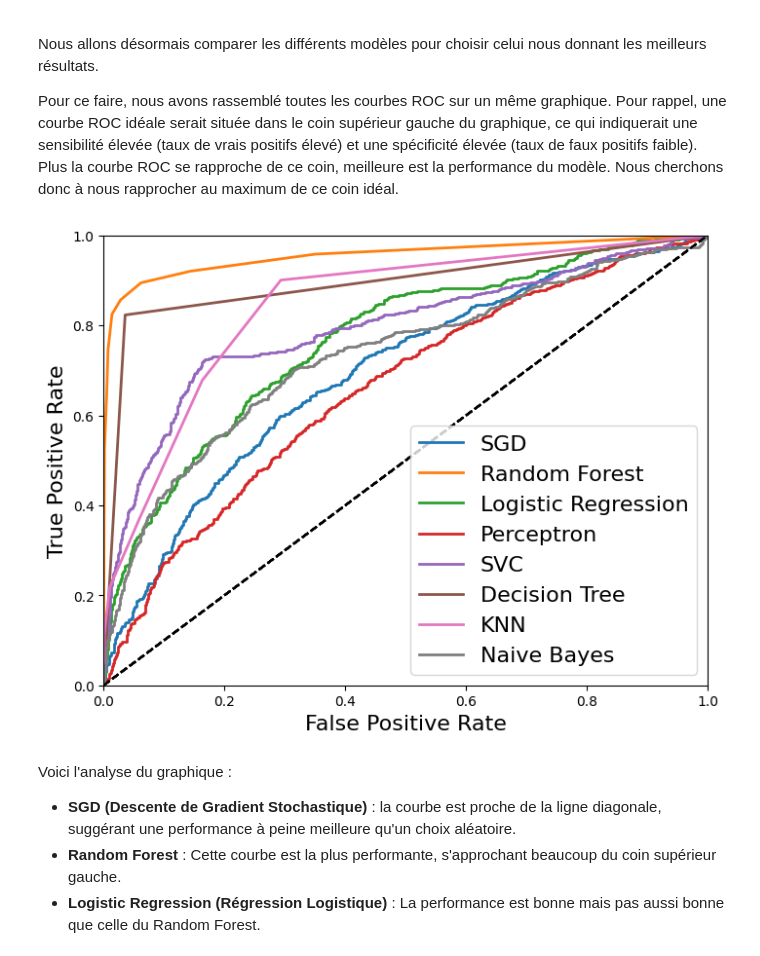
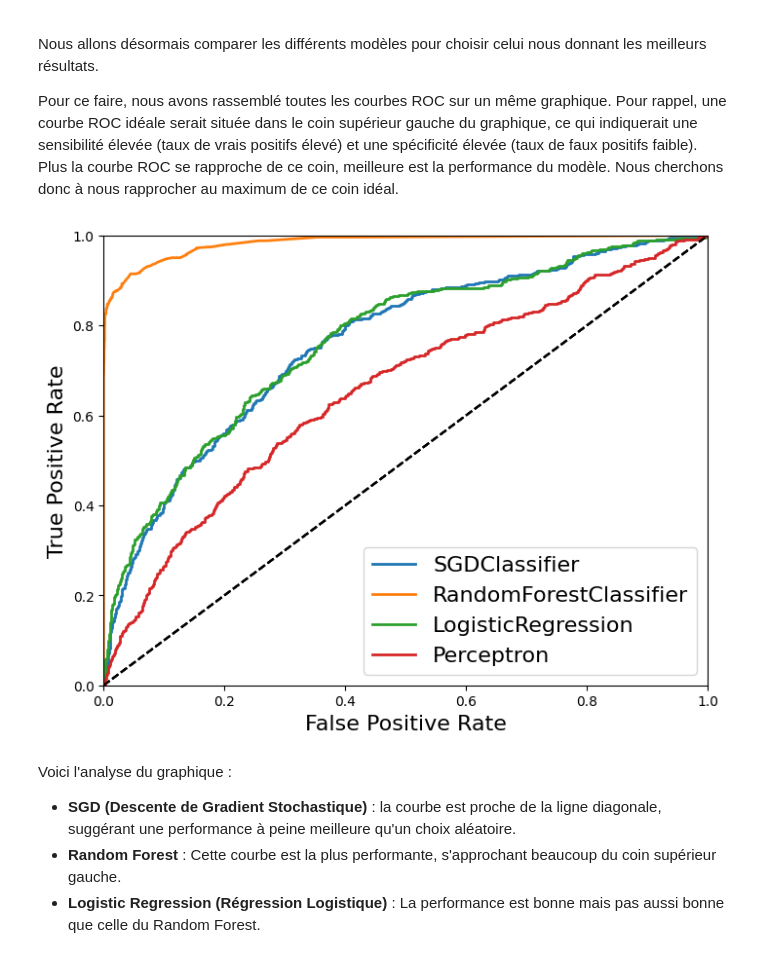
Before and after one commit to IA-G3/Projet-IA, a Jupyter notebook: modeles.ipynb, the cells around one changed output. Cells and saved outputs as stored; diff of their text form; code cells hidden in the pictures.

Commit message:
grid_search in test_model

```diff
--- a/modeles.ipynb
+++ b/modeles.ipynb
@@ -171,0 +133,12 @@ AUC : 0.869086948894866
+# %%
+from sklearn.ensemble import RandomForestClassifier
+
+param_grid_rf = {
+    'n_estimators': [100, 200, 300],
+    'max_depth': [None, 10, 20],
+    'min_samples_split': [2, 5],
+    'min_samples_leaf': [1, 2],
+    'bootstrap': [True, False]
+}
+
+fpr_RandomForestClassifier, tpr_RandomForestClassifier = test_model(RandomForestClassifier(), X_train, y_train_yes, 'predict_proba', param_grid_rf)
@@ -207,0 +176,10 @@ AUC : 0.5617894798392309
+# %%
+from sklearn.linear_model import LogisticRegression
+
+param_grid_lr = {
+    'C': [0.1, 1, 10],
+    'solver': ['liblinear', 'saga'],
+    'penalty': ['l1', 'l2']
+}
+
+fpr_LogisticRegression, tpr_LogisticRegression = test_model(LogisticRegression(), X_train, y_train_yes, 'decision_function', param_grid_lr)
@@ -240,0 +214,9 @@ AUC : 0.5999748413543506
+# %%
+from sklearn.linear_model import Perceptron
+
+param_grid_perc = {
+    'alpha': [0.0001, 0.001, 0.01],
+    'penalty': [None, 'l2', 'l1', 'elasticnet']
+}
+
+fpr_Perceptron, tpr_Perceptron = test_model(Perceptron(), X_train, y_train_yes, 'decision_function', param_grid_perc)
@@ -411,24 +259,20 @@ Nous cherchons donc à nous rapprocher au maximum de ce coin idéal.
 # %%
 def plot_roc_curve(fpr, tpr, label=None):
     plt.plot(fpr, tpr, linewidth=2, label=label)
     plt.plot([0, 1], [0, 1], 'k--')
     plt.axis([0, 1, 0, 1])
     plt.xlabel('False Positive Rate', fontsize=16)
     plt.ylabel('True Positive Rate', fontsize=16)
 
 plt.figure(figsize=(8, 6))
-plot_roc_curve(frp_sgd_clf, tpr_sgd_clf, "SGD")
-plot_roc_curve(frp_forest_clf, tpr_forest_clf, "Random Forest")
-plot_roc_curve(frp_logistic_regression, tpr_logistic_regression, "Logistic Regression")
-plot_roc_curve(frp_perceptron, tpr_perceptron, "Perceptron")
-plot_roc_curve(frp_svc, tpr_svc, "SVC")
-plot_roc_curve(frp_tree_clf, tpr_tree_clf, "Decision Tree")
-plot_roc_curve(frp_knn, tpr_knn, "KNN")
-plot_roc_curve(frp_naive_bayes, tpr_naive_bayes, "Naive Bayes")
+plot_roc_curve(fpr_SGDClassifier, tpr_SGDClassifier, "SGDClassifier")
+plot_roc_curve(fpr_RandomForestClassifier, tpr_RandomForestClassifier, "RandomForestClassifier")
+plot_roc_curve(fpr_LogisticRegression, tpr_LogisticRegression, "LogisticRegression")
+plot_roc_curve(fpr_Perceptron, tpr_Perceptron, "Perceptron")
 plt.legend(loc="lower right", fontsize=16)
 plt.show()
 # %% [output]
-[figure, old version]
+[figure, new version]
 # %% [markdown]
 Voici l'analyse du graphique :
 
```
Also changed, not shown: parts of 28 cells of this notebook.
